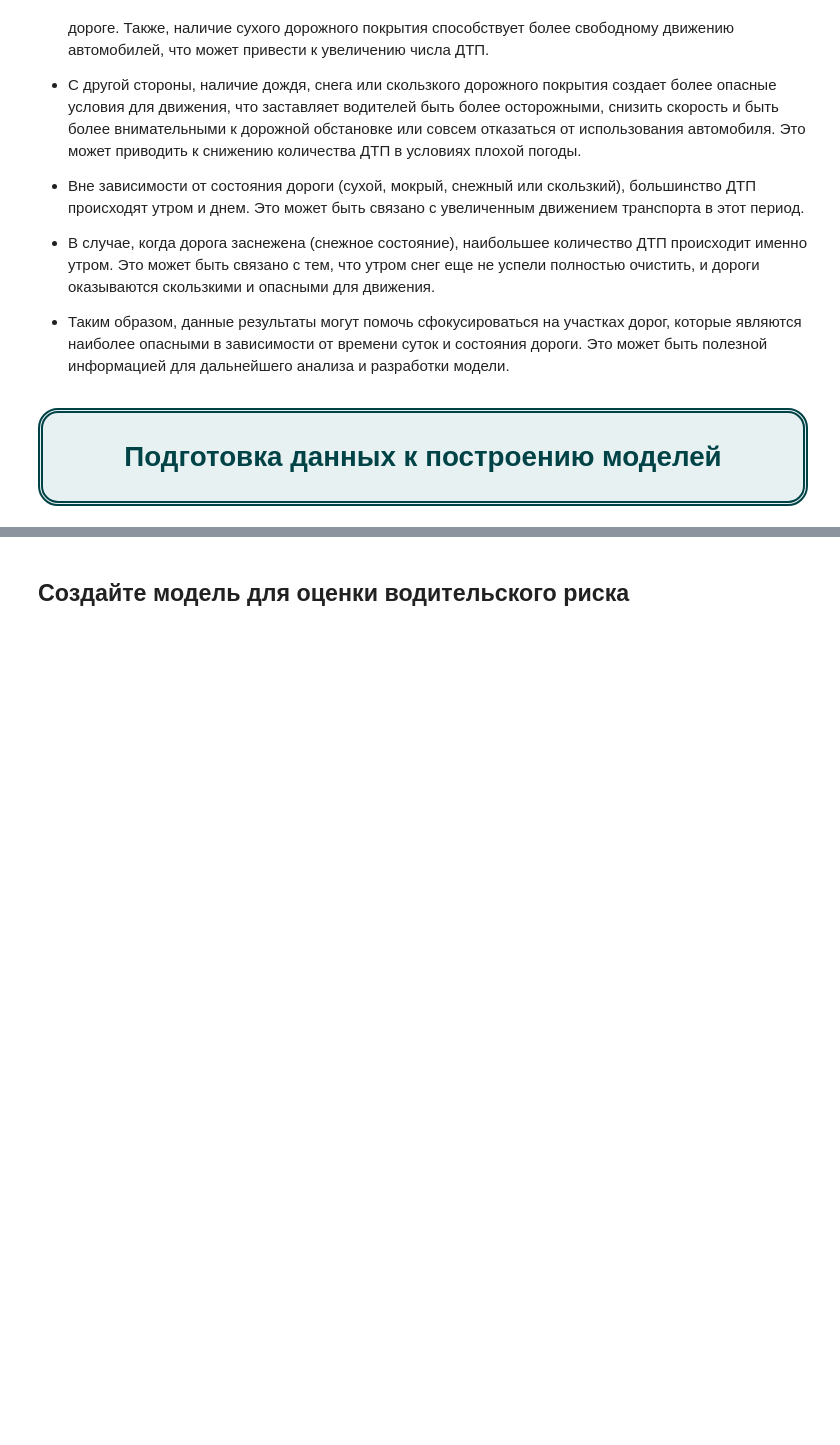
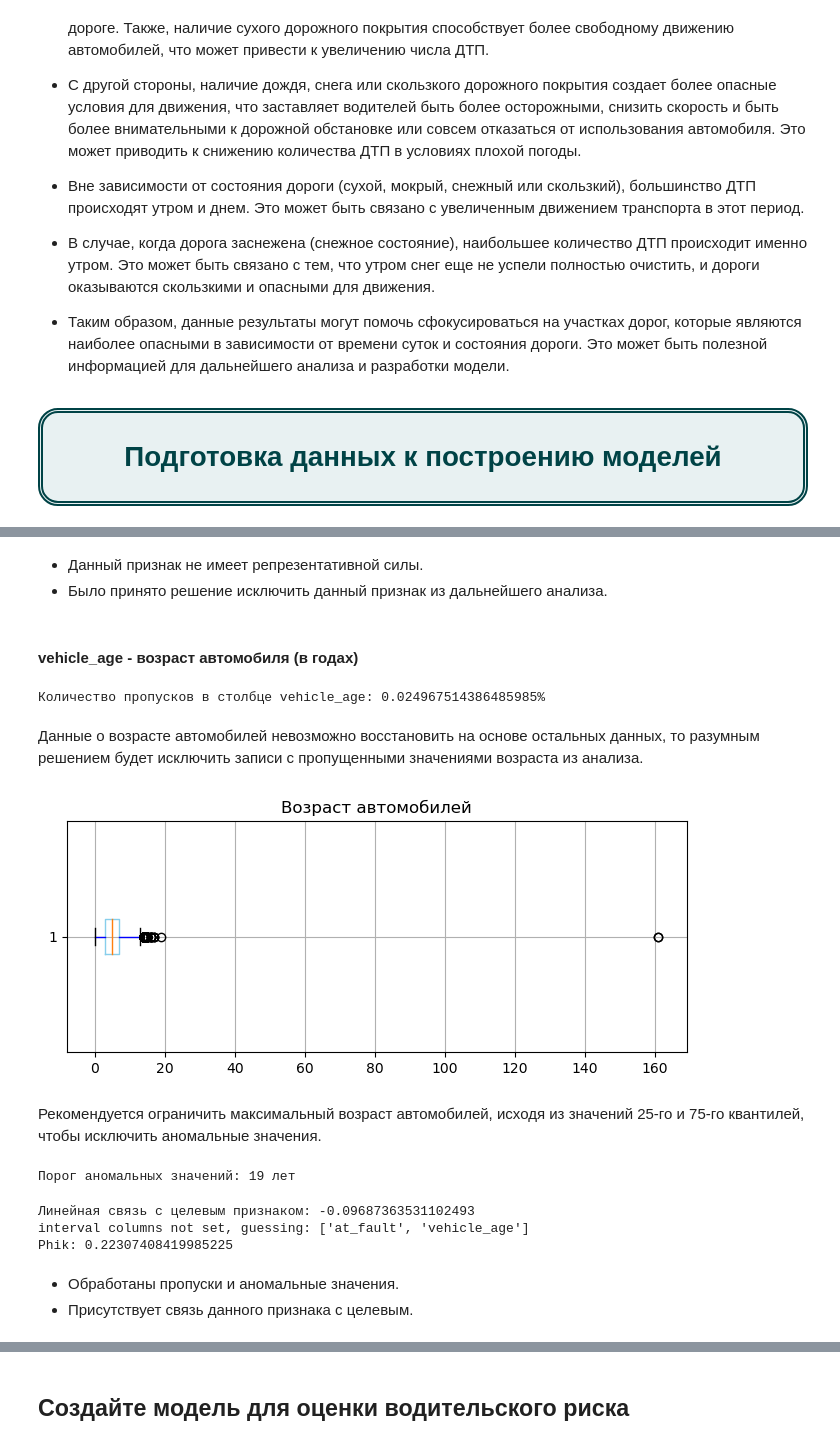
Before and after one commit to Denis-Mukhanov/road-accident-risk, a Jupyter notebook: road_accident_risk.ipynb, the cells around one changed output, grey strips where cells are left out. Saved outputs shown, nothing was run; the diff lists cells and outputs as text; code cells hidden in the pictures; blank space fills up the shorter version.

```diff
--- a/road_accident_risk.ipynb
+++ b/road_accident_risk.ipynb
@@ -590,0 +799,2 @@ __Анализ частоты ДТП в зависимости от времен
+# %%
+df['insurance_premium'] = df['insurance_premium'].fillna(0)
@@ -590,0 +829,35 @@ __Анализ частоты ДТП в зависимости от времен
+# %%
+df = df.drop('cellphone_in_use', axis=1)
+# %% [markdown]
+- Данный признак не имеет репрезентативной силы.
+- Было принято решение исключить данный признак из дальнейшего анализа.
+# %% [markdown]
+#### vehicle_age - возраст автомобиля (в годах)
+# %%
+# пропуски
+f_isna('vehicle_age')
+# %% [output]
+Количество пропусков в столбце vehicle_age: 0.024967514386485985%
+# %% [markdown]
+Данные о возрасте автомобилей невозможно восстановить на основе остальных данных, то разумным решением будет исключить записи с пропущенными значениями возраста из анализа.
+# %%
+# обработка пропусков
+df = df.dropna(subset=['vehicle_age']).copy()
+# %%
+# boxplot для признака vehicle_age
+plt.figure(figsize=(8,3))
+plt.boxplot(df['vehicle_age'], vert=False, boxprops=dict(color='skyblue'), whiskerprops=dict(color='blue'))
+plt.grid(True)
+plt.title('Возраст автомобилей')
+plt.show()
+# %% [output]
+[figure, added]
+# %% [markdown]
+Рекомендуется ограничить максимальный возраст автомобилей, исходя из значений 25-го и 75-го квантилей, чтобы исключить аномальные значения.
+# %%
+# рассчет орога аномальных значений
+q1 = df['vehicle_age'].quantile(0.25)
+q3 = df['vehicle_age'].quantile(0.75)
+print(f'Порог аномальных значений: {int(q3+2.5*(q3-q1))} лет')
+# %% [output]
+Порог аномальных значений: 19 лет
@@ -590,0 +866,11 @@ __Анализ частоты ДТП в зависимости от времен
+# %%
+# статистика
+f_corr('vehicle_age')
+f_phik('vehicle_age')
+# %% [output]
+Линейная связь с целевым признаком: -0.09687363531102493
+interval columns not set, guessing: ['at_fault', 'vehicle_age']
+Phik: 0.22307408419985225
+# %% [markdown]
+- Обработаны пропуски и аномальные значения.
+- Присутствует связь данного признака с целевым.
```
Also changed, not shown: parts of 32 cells of this notebook.
